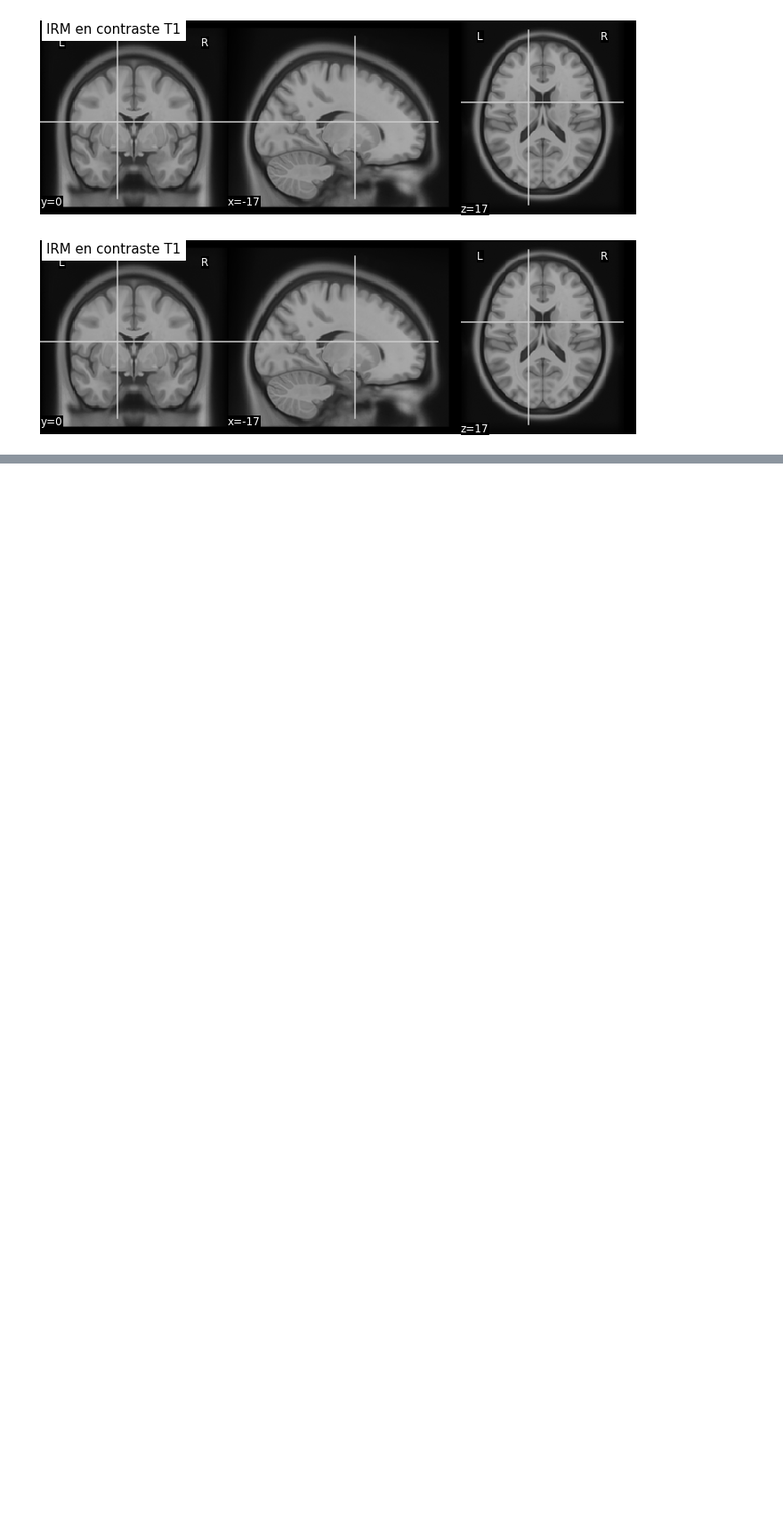
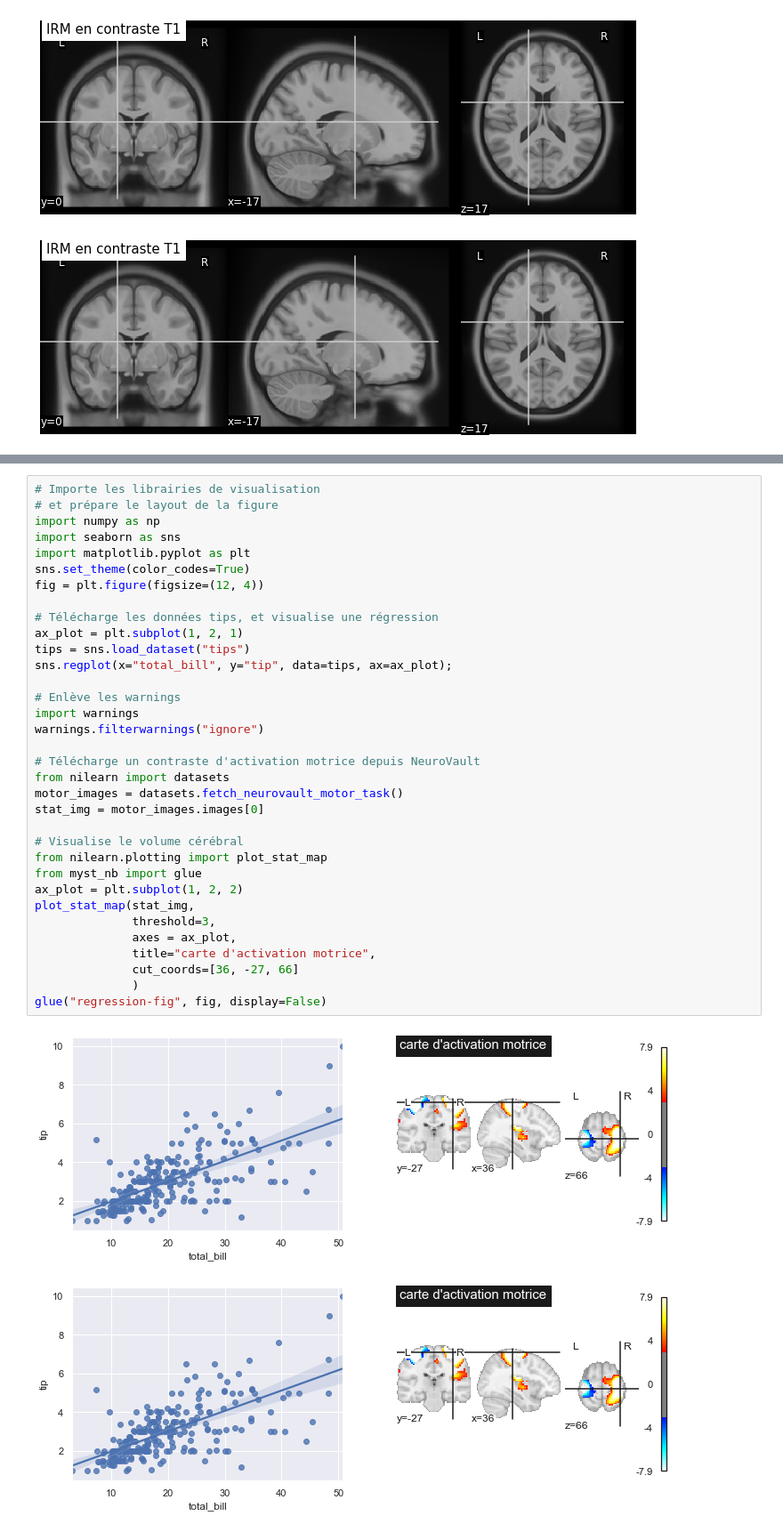
Before and after one commit to methodes-cogneuro/methodes-cogneuro.github.io, a Jupyter notebook: _sources/cartes_cerebrales.ipynb, the cells around one changed output, grey strips where cells are left out. Shown at 89% size. Cells and saved outputs as stored; diff of their text form; blank space fills up the shorter version.

```diff
--- a/_sources/cartes_cerebrales.ipynb
+++ b/_sources/cartes_cerebrales.ipynb
@@ -203,0 +256,37 @@ Le cerveau ne représente que 2% de la masse corporelle, mais consomme 20% de l'
+# %%
+# Importe les librairies de visualisation
+# et prépare le layout de la figure
+import numpy as np
+import seaborn as sns
+import matplotlib.pyplot as plt
+sns.set_theme(color_codes=True)
+fig = plt.figure(figsize=(12, 4))
+
+# Télécharge les données tips, et visualise une régression
+ax_plot = plt.subplot(1, 2, 1)
+tips = sns.load_dataset("tips")
+sns.regplot(x="total_bill", y="tip", data=tips, ax=ax_plot);
+
+# Enlève les warnings
+import warnings
+warnings.filterwarnings("ignore")
+
+# Télécharge un contraste d'activation motrice depuis NeuroVault
+from nilearn import datasets
+motor_images = datasets.fetch_neurovault_motor_task()
+stat_img = motor_images.images[0]
+
+# Visualise le volume cérébral
+from nilearn.plotting import plot_stat_map
+from myst_nb import glue
+ax_plot = plt.subplot(1, 2, 2)
+plot_stat_map(stat_img,
+              threshold=3,
+              axes = ax_plot,
+              title="carte d'activation motrice",
+              cut_coords=[36, -27, 66]
+              )
+glue("regression-fig", fig, display=False)
+# %% [output]
+[figure, added]
+[figure, added]
```
Also changed, not shown: parts of 5 cells of this notebook, 34 other files.
